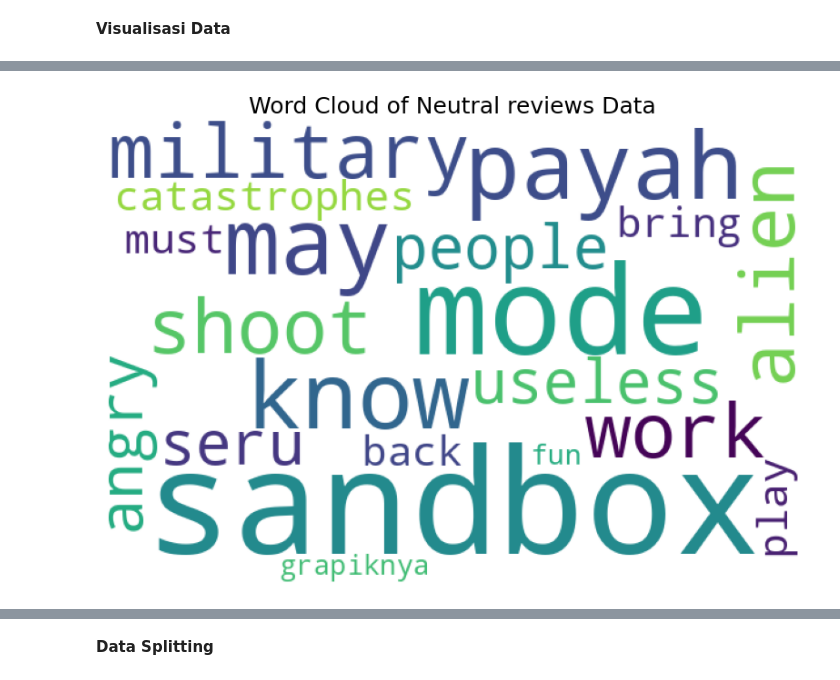
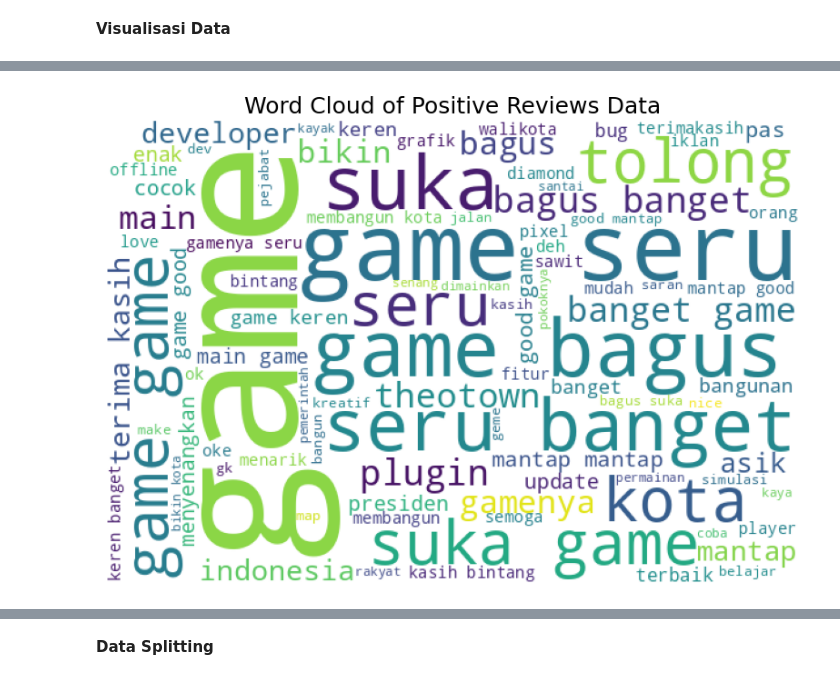
Before and after one commit to HafizIkhsan/Analisis-Sentimen-Aplikasi-Theotown-via-Google-Play-Store, a Jupyter notebook: Pelatihan.ipynb, the cells around one changed output, grey strips where cells are left out. Cells and saved outputs as stored; diff of their text form; code cells hidden in the pictures.

```diff
--- a/Pelatihan.ipynb
+++ b/Pelatihan.ipynb
@@ -346,16 +321,9 @@ plt.show()
-# %%
-# list word netral
-list_words = ''
-for review in neutral_reviews['text_stopword']:
-    for word in review:
-        list_words += ' ' + (word)
-wordcloud = WordCloud(width=600, height=400, background_color='white', min_font_size=10).generate(list_words)
-fig, ax = plt.subplots(figsize=(8, 6))
-ax.set_title('Word Cloud of Neutral reviews Data', fontsize=18)
-ax.grid(False)
-ax.imshow((wordcloud))
-fig.tight_layout(pad=0)
-ax.axis('off')
-plt.show()
-# %% [output]
-[figure, removed]
+# %%
+reviews = word_reviews(clean_df)
+positive_reviews = reviews['positive']
+negative_reviews = reviews['negative']
+neutral_reviews = reviews['neutral']
+# %%
+make_wordcloud(positive_reviews, title="Word Cloud of Positive Reviews Data")
+# %% [output]
+[figure, added]
```
Also changed, not shown: parts of 42 cells of this notebook.
